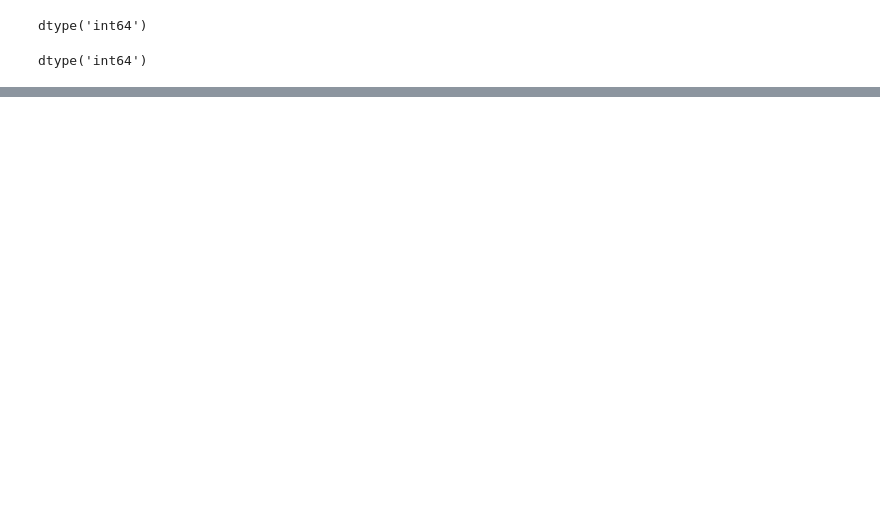
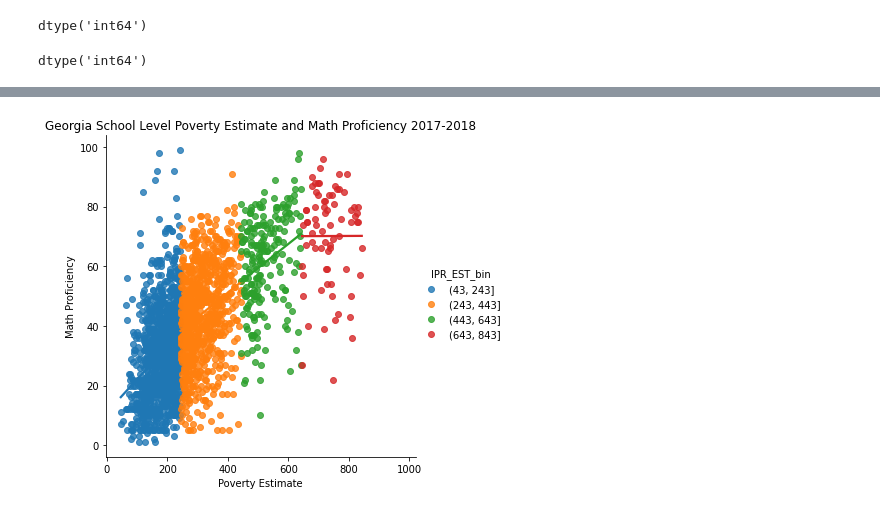
Before and after one commit to ivan-mihailov/GA-Digital-Divide-Project, a Jupyter notebook: Initial_Tests_with_DOE_data.ipynb, the cells around one changed output, grey strips where cells are left out. Saved outputs shown, nothing was run; the diff lists cells and outputs as text; code cells hidden in the pictures; blank space fills up the shorter version.

Commit message:
Revised Math Poverty Relationship

```diff
--- a/Initial_Tests_with_DOE_data.ipynb
+++ b/Initial_Tests_with_DOE_data.ipynb
@@ -319,3 +374,6 @@ Covariance Type:            nonrobust
 
 Warnings:
 [1] Standard Errors assume that the covariance matrix of the errors is correctly specified.
+# %%
+final_GA['IPR_EST_bin'] = pd.cut(final_GA['IPR_EST'], np.arange(min(final_GA['IPR_EST']), max(final_GA['IPR_EST']), step=200)) #create a new column that bins the IPR_EST in 200 ranges to use for hue analysis in lmplot
+print(final_GA['IPR_EST_bin'])
@@ -321,0 +394,9 @@ Warnings:
+# %%
+sns.lmplot(x = 'IPR_EST', y = 'Test_MTH_Int', data = final_GA, hue = 'IPR_EST_bin', ci = None, fit_reg = True)
+plt.title('Georgia School Level Poverty Estimate and Math Proficiency 2017-2018')
+plt.xlabel('Poverty Estimate')
+plt.ylabel('Math Proficiency')
+
+plt.show()
+# %% [output]
+[figure, added]
```
Also changed, not shown: parts of 18 cells of this notebook.
